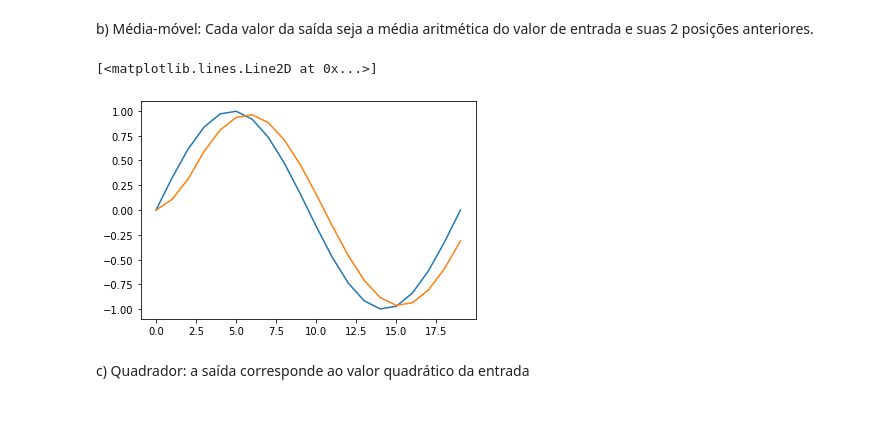
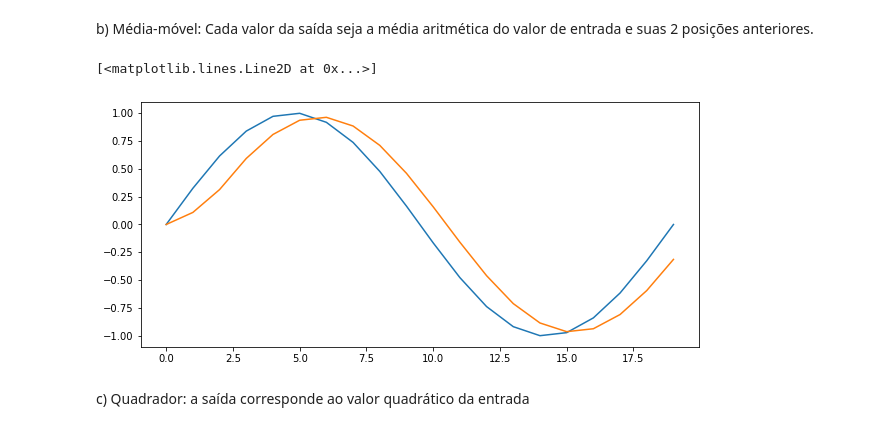
Before and after one commit to leogargitter/processamento-digital-de-sinais-2, a Jupyter notebook: tarefa2.ipynb, the cells around one changed output. Cells and saved outputs as stored; diff of their text form; code cells hidden in the pictures.

```diff
--- a/tarefa2.ipynb
+++ b/tarefa2.ipynb
@@ -27,22 +27,24 @@ b) Média-móvel: Cada valor da saída seja a média aritmética do valor de ent
 # %%
 def media_movel(sig):
     sig1 = np.roll(sig,1)
     sig1[0] = 0
     sig2 = np.roll(sig,2)
     sig2[0] = 0
     sig2[1] = 0
     sig3 = (sig+sig1+sig2)/3
     return sig3
 
 
 
 b = np.sin(np.linspace(0, 2*np.pi, 20))
 b_mm = media_movel(b)
+
+plt.figure(figsize=(10,4.5))
 plt.plot(b)
 plt.plot(b_mm)
 # %% [output]
 [<matplotlib.lines.Line2D at 0x...>]
-[figure, old version]
+[figure, new version]
 # %% [markdown]
 c) Quadrador: a saída corresponde ao valor quadrático da entrada
 # %%
```
Also changed, not shown: parts of 9 cells of this notebook.
